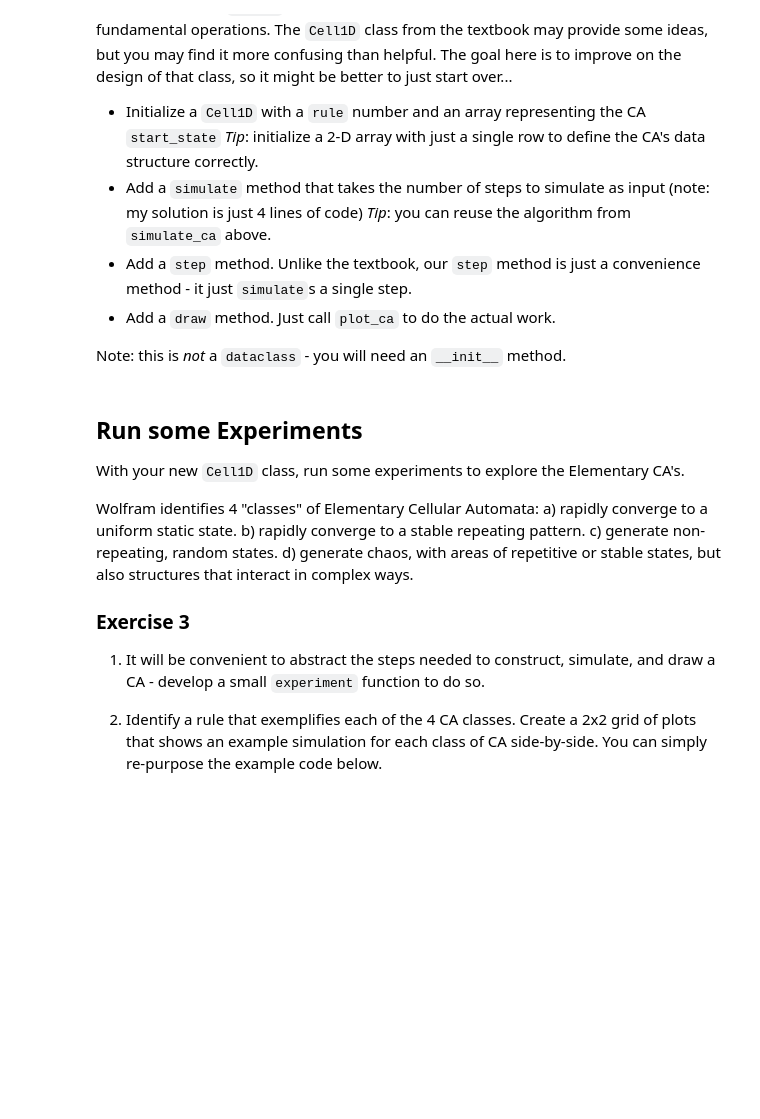
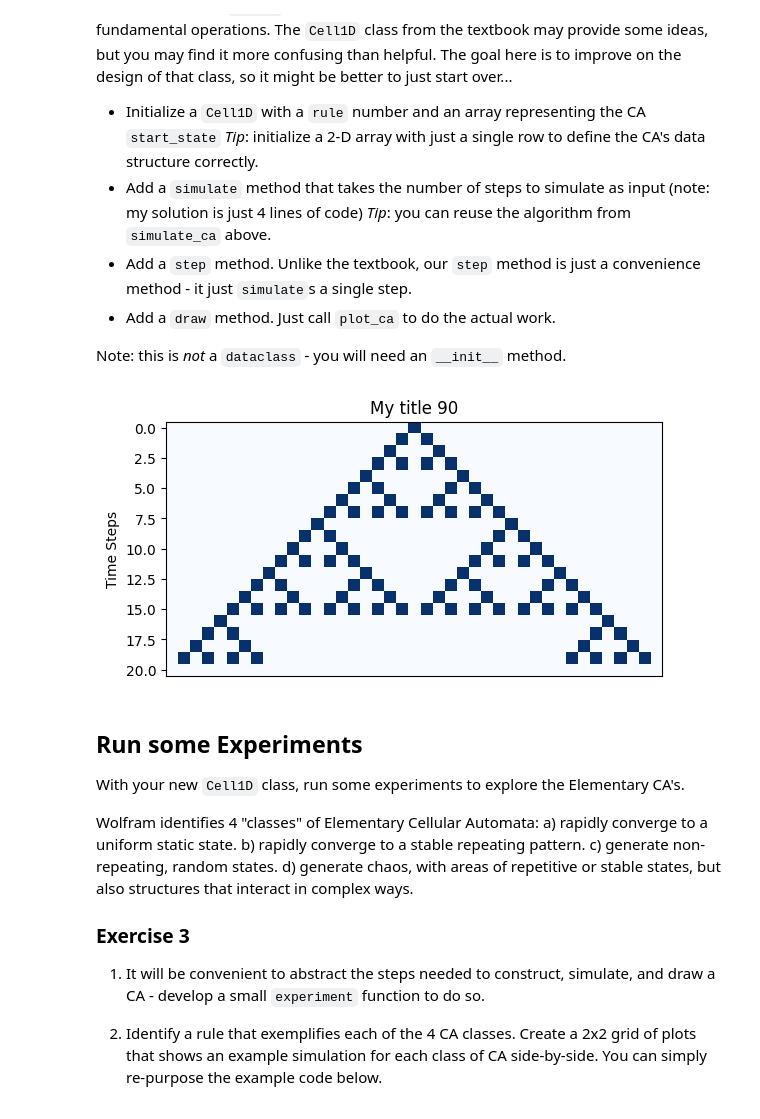
Before and after one commit to DavidPolot/cap-comp215, a Jupyter notebook: labs/lab05-CA-1D.ipynb, the cells around one changed output. Drawn from its saved outputs; the diff is of its cells as text; code cells hidden in the pictures; blank space fills up the shorter version.

```diff
--- a/labs/lab05-CA-1D.ipynb
+++ b/labs/lab05-CA-1D.ipynb
@@ -152,25 +152,32 @@ Note: this is *not* a `dataclass` - you will need an `__init__` method.
 # %%
 # Solution for Ex. 2 here...
 class Cell1D:
-  def __init__(self, start_state:np.array, rule:int):
-    self.rule_no = rule
-    self.start_state = start_state
-    self.rule = get_lookup_table(rule)
-    self.timesteps = np.array()
+    def __init__(self, start_state: np.array, rule: int):
+        self.rule_no = rule
+        self.start_state = start_state
+        self.rule = get_lookup_table(rule)
+        self.timesteps = np.empty((0, len(start_state)), dtype=np.uint8)
 
-  def simulate(self,n_steps):
-    # create a stack of "empty" state vectors, one for each time step
-    ca_timesteps = np.vstack([self.start_state, np.zeros((n_steps, len(start_state)), dtype=np.uint8)])
-    # run the simulation
-    for t in range(1, n_steps):
-        ca_timesteps[t] = transition(ca_timesteps[t-1], self.rule)
-    return ca_timesteps
+    def simulate(self, n_steps):
+        ca_timesteps = np.vstack([self.start_state, np.zeros((n_steps, len(self.start_state)), dtype=np.uint8)])
+        for t in range(1, n_steps):
+            ca_timesteps[t] = transition(ca_timesteps[t - 1], self.rule)
+        self.timesteps = ca_timesteps
+        return ca_timesteps
+
+    def step(self):
+        self.simulate(1)
+
+    def draw(self):
+        plot_ca(self.timesteps, title=f"My title {self.rule_no}")
 
 
 
-  def step(self):
-      self.simulate(1)
 
 
-  def draw(self):
-      plot_ca(self.timesteps,title=f"My title {(self.rule_number)}")
+
+ca = Cell1D(from_string(f"{'0'*20}1{'0'*20}"), 90)
+ca.simulate(20)
+ca.draw()
+# %% [output]
+[figure, added]
```
Also changed, not shown: parts of 5 cells of this notebook.
